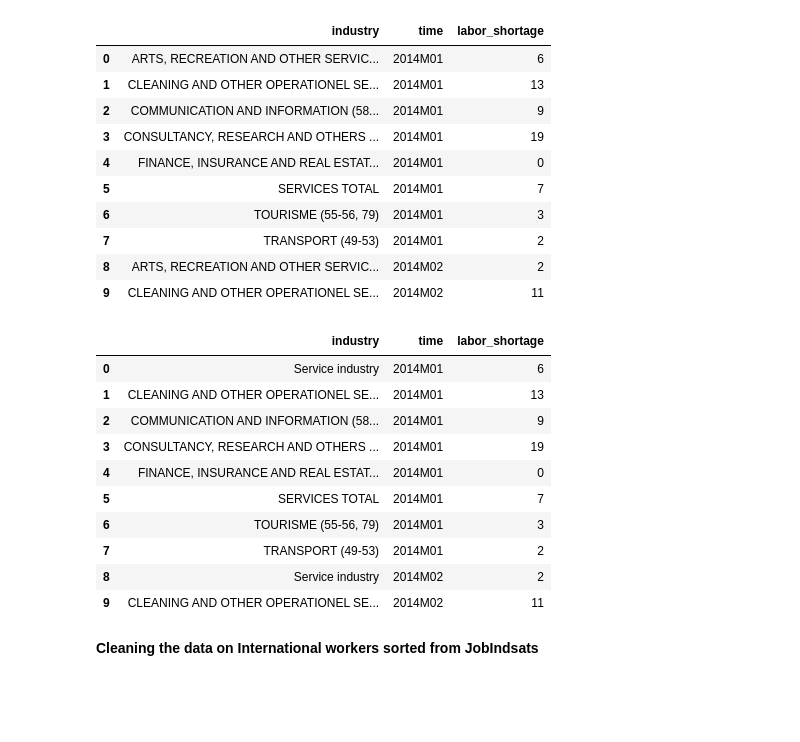
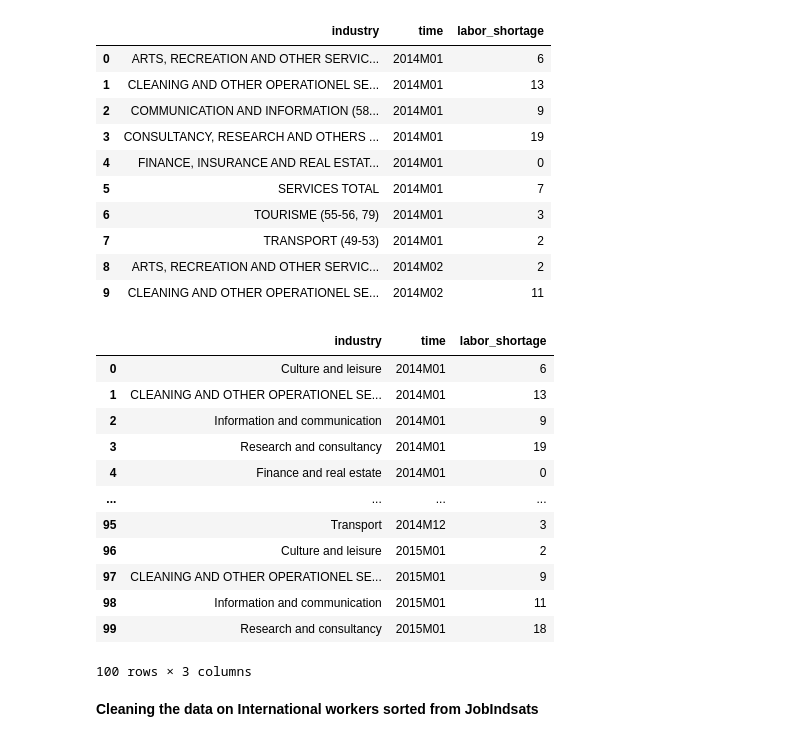
Before and after one commit to NumEconCopenhagen/Projects_2024_Emma-Anna-Oscar, a Jupyter notebook: dataproject/dataproject.ipynb, the cells around one changed output. Cells and saved outputs as stored; diff of their text form; code cells hidden in the pictures; blank space fills up the shorter version.

```diff
--- a/dataproject/dataproject.ipynb
+++ b/dataproject/dataproject.ipynb
@@ -334,26 +334,33 @@ lab_short_service.head(10)
 | 7 | TRANSPORT (49-53) | 2014M01 | 2 |
 | 8 | ARTS, RECREATION AND OTHER SERVIC... | 2014M02 | 2 |
 | 9 | CLEANING AND OTHER OPERATIONEL SE... | 2014M02 | 11 |
-# %%
-lab_short_service['industry'] = lab_short_service.industry.replace({
-    'ARTS, RECREATION AND OTHER SERVICES (90-95)':'Culture and leisure',
-    'CLEANING AND OTHER OPERATIONEL SERVICE (77-78,...	': 'Cleaning etc.',
-    '015': 'Hotels and restaurants'
-    })
-
-lab_short_service.head(10)
-# %% [output]
-|  | industry | time | labor_shortage |
-| 0 | Service industry | 2014M01 | 6 |
-| 1 | CLEANING AND OTHER OPERATIONEL SE... | 2014M01 | 13 |
-| 2 | COMMUNICATION AND INFORMATION (58... | 2014M01 | 9 |
-| 3 | CONSULTANCY, RESEARCH AND OTHERS ... | 2014M01 | 19 |
-| 4 | FINANCE, INSURANCE AND REAL ESTAT... | 2014M01 | 0 |
-| 5 | SERVICES TOTAL | 2014M01 | 7 |
-| 6 | TOURISME (55-56, 79) | 2014M01 | 3 |
-| 7 | TRANSPORT (49-53) | 2014M01 | 2 |
-| 8 | Service industry | 2014M02 | 2 |
-| 9 | CLEANING AND OTHER OPERATIONEL SE... | 2014M02 | 11 |
+# %%
+lab_short_service['industry'] = lab_short_service.industry.replace({
+    '000':'Total','SERVICES TOTAL':'Total',
+    '005':'Transport','TRANSPORT (49-53)':'Transport',
+    '015':'Hotels and restaurants','TOURISME (55-56, 79)': 'Hotels and restaurants',
+    '035':'Information and communication','COMMUNICATION AND INFORMATION (58, 61-63)':'Information and communication',
+    '045':'Finance and real estate','FINANCE, INSURANCE AND REAL ESTATE (64-65, 68)': 'Finance and real estate',
+    '060':'Research and consultancy','CONSULTANCY, RESEARCH AND OTHERS (69-74)':'Research and consultancy',
+    '065':'Cleaning etc.', 'CLEANING AND OTHER OPERATIONEL SERVICE (77-78; 81-82)':'Cleaning etc.',
+    '080':'Culture and leisure','ARTS, RECREATION AND OTHER SERVICES (90-95)':'Culture and leisure',
+    })
+
+lab_short_service.head(100)
+# %% [output]
+|  | industry | time | labor_shortage |
+| 0 | Culture and leisure | 2014M01 | 6 |
+| 1 | CLEANING AND OTHER OPERATIONEL SE... | 2014M01 | 13 |
+| 2 | Information and communication | 2014M01 | 9 |
+| 3 | Research and consultancy | 2014M01 | 19 |
+| 4 | Finance and real estate | 2014M01 | 0 |
+| ... | ... | ... | ... |
+| 95 | Transport | 2014M12 | 3 |
+| 96 | Culture and leisure | 2015M01 | 2 |
+| 97 | CLEANING AND OTHER OPERATIONEL SE... | 2015M01 | 9 |
+| 98 | Information and communication | 2015M01 | 11 |
+| 99 | Research and consultancy | 2015M01 | 18 |
+100 rows × 3 columns
 # %%
 params3 = lb_short_manu._define_base_params(language='en')
 
```
Also changed, not shown: parts of 1 cell of this notebook, 1 other file.
